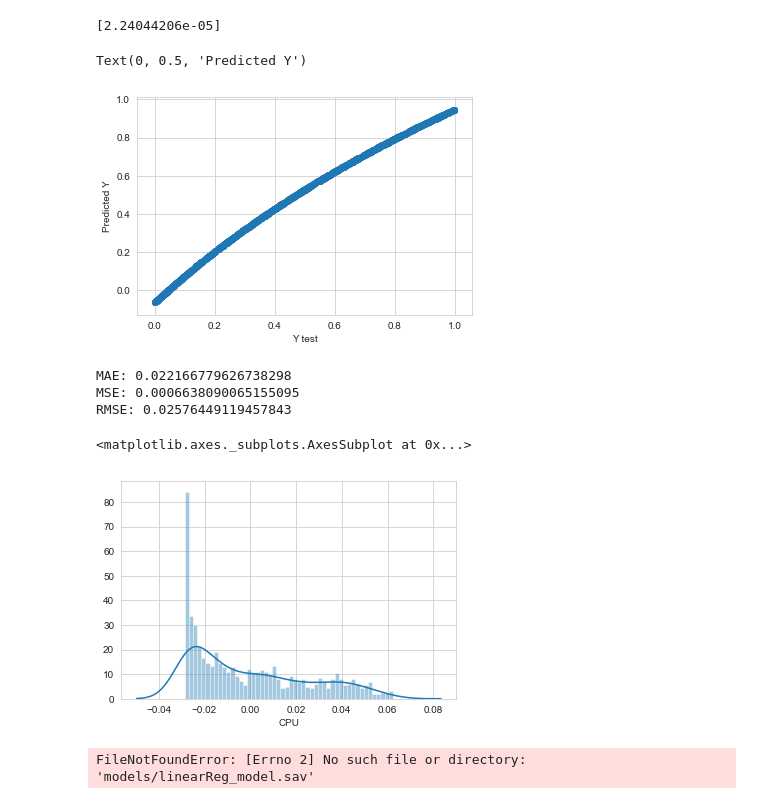
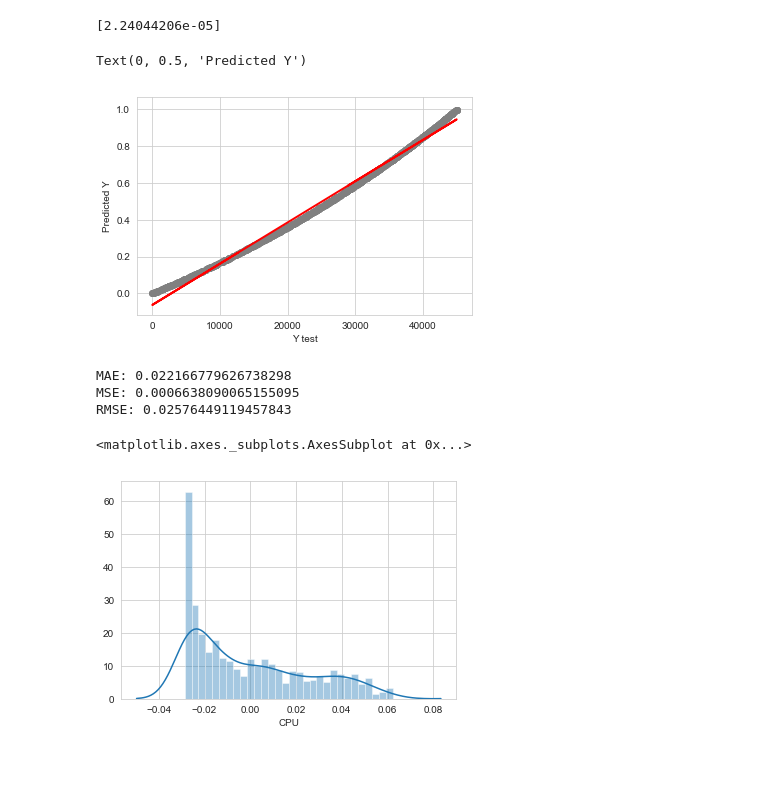
Before and after one commit to PSNAppz/NFV_ML_Dev, a Jupyter notebook: Machine Learning/Regression Models/Linear Regression.ipynb, the cells around one changed output. Saved outputs shown, nothing was run; the diff lists cells and outputs as text; code cells hidden in the pictures; blank space fills up the shorter version.

Commit message:
Linear Regression plot fix

```diff
--- a/Machine Learning/Regression Models/Linear Regression.ipynb
+++ b/Machine Learning/Regression Models/Linear Regression.ipynb
@@ -85,12 +85,13 @@ print(lm.coef_)
 prediction = lm.predict(X_test)
 # %%
 #Plot prediction
-plt.scatter(y_test,prediction)
+plt.scatter(X_test, y_test,  color='gray')
+plt.plot(X_test, prediction, color='red', linewidth=2)
 plt.xlabel("Y test")
 plt.ylabel("Predicted Y")
 # %% [output]
 Text(0, 0.5, 'Predicted Y')
-[figure, old version]
+[figure, new version]
 # %%
 #Model Evaluation
 print('MAE:', metrics.mean_absolute_error(y_test, prediction))
@@ -102,13 +103,11 @@ MSE: 0.0006638090065155095
 RMSE: 0.02576449119457843
 # %%
 #Residuals
-sns.distplot(y_test-prediction,bins=50)
+sns.distplot(y_test-prediction,bins=30)
 # %% [output]
 <matplotlib.axes._subplots.AxesSubplot at 0x...>
-[figure, old version]
+[figure, new version]
 # %%
 # save the model to disk
-filename = 'models/linearReg_model.sav'
+filename = '../models/linearReg_model.sav'
 pickle.dump(lm, open(filename, 'wb'))
-# %% [output]
-FileNotFoundError: [Errno 2] No such file or directory: 'models/linearReg_model.sav'
```
Also changed, not shown: 3 other files.
